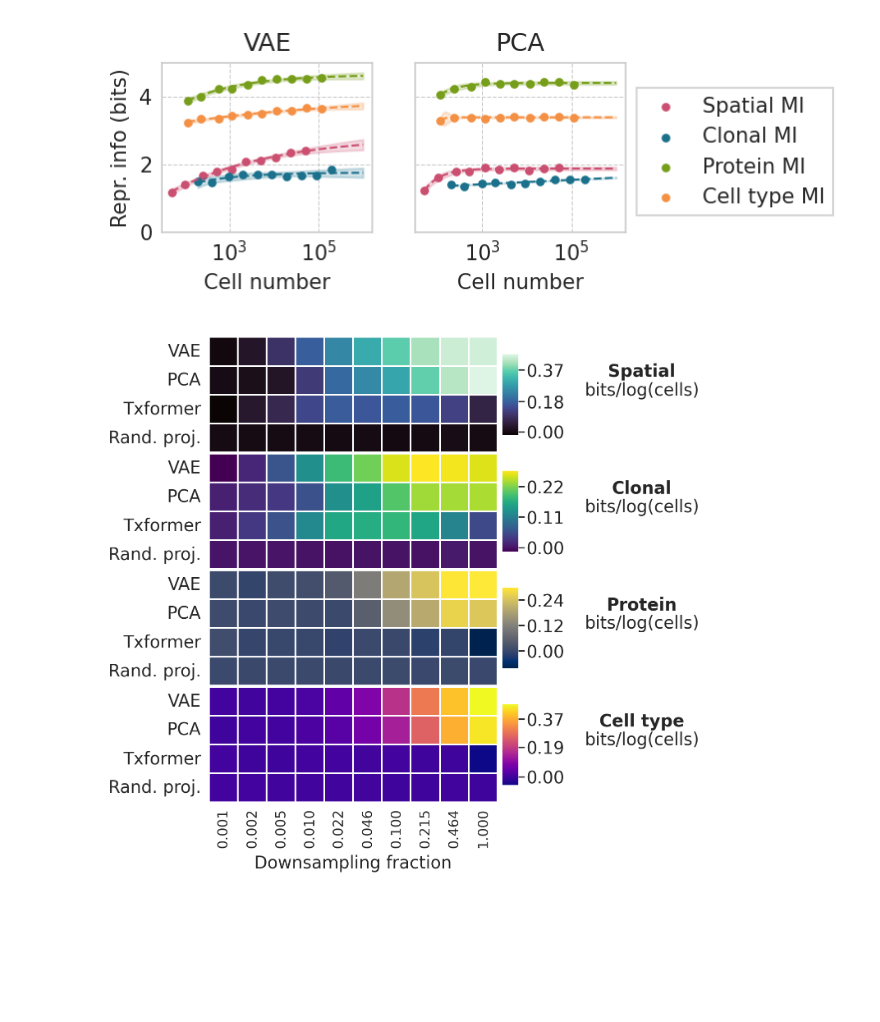
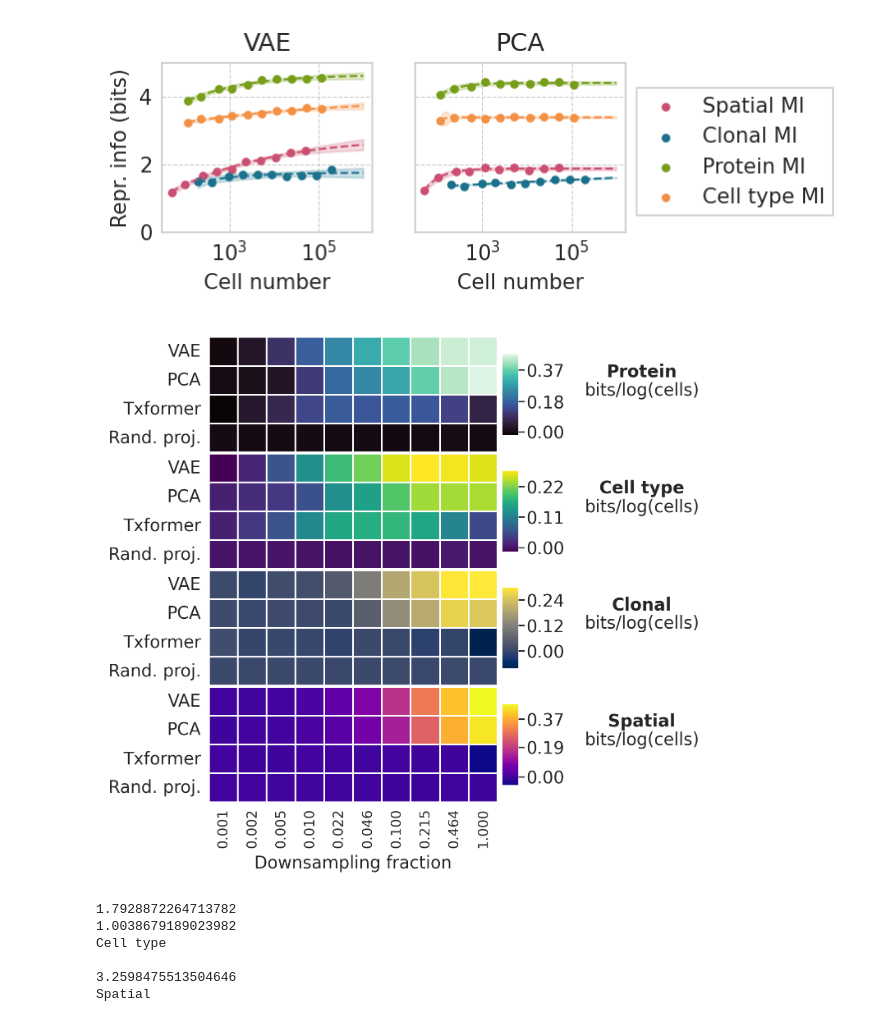
Before and after one commit to ggdna/scScaling, a Jupyter notebook: results/sample_scaling_plots.ipynb, the cells around one changed output. Saved outputs shown, nothing was run; the diff lists cells and outputs as text; code cells hidden in the pictures; blank space fills up the shorter version.

```diff
--- a/results/sample_scaling_plots.ipynb
+++ b/results/sample_scaling_plots.ipynb
@@ -215,38 +180,65 @@ heatmaps_data = [
     merf_df.pivot_table(columns='Quality', index='Method',
                         values='Info gain (Spatial neighborhood MI)', aggfunc='mean'),
 ]
+
+order = ['Protein', 'Cell type', 'Clonal', 'Spatial']
 
 # set up the figure and axes
 fig, axes = plt.subplots(nrows=4, ncols=1, figsize=(5,5),
                          gridspec_kw={'hspace': 0.01}, dpi=300)  # control spacing between rows
 
 # plot each heatmap with its own colorbar
 for palette, data, ax in zip(palettes, heatmaps_data, axes):
     heatmap = sns.heatmap(data.reindex(['VAE', 'PCA', 'Txformer', 'Rand. proj.']),
                           ax=ax, square=True, cmap=palette, cbar=True,
                 cbar_kws={'shrink': 0.7, 'aspect': 5, 'pad':0.01,
                           'ticks': [np.round(x, 2) for x in np.linspace(0, data.max().max()*0.8, 3)]},
                         #   'label' : 'Spatial \n info gain'},
                 lw=0.5)
     ax.set_xlabel('')  # hide x-axis labels for now
     ax.set_ylabel('')  # optional: remove y-axis labels for compactness
     # ax.set_title('hi')
     # ax.set_yticklabels(ax.get_yticklabels(), fontsize=8)
     if ax is not axes[-1]:
         ax.set_xticklabels([])
     else:
         ax.set_xticklabels([x.get_text()[1:] for x in ax.get_xticklabels()], fontsize=8)
 
 # only add shared x-axis label to the bottom heatmap
 axes[-1].set_xlabel('Downsampling fraction')
 
 
-for i, name in enumerate(['Spatial', 'Clonal', 'Protein', 'Cell type']):
+for i, name in enumerate(order):
     axes[i].text(15, 1.5, name, va='bottom', ha='center', rotation='horizontal', fontsize=10, weight='bold')
     axes[i].text(15, 1.5, '\nbits/log(cells)', va='center', ha='center', rotation='horizontal', fontsize=10)
 
 
 plt.tight_layout()  # adjust layout to avoid overlap
 plt.show()
 # %% [output]
-[figure, old version]
+[figure, new version]
+# %%
+fcs = []
+
+q1 = 'Q1.000'
+q2 = 'Q0.100'
+
+for i, data in enumerate(heatmaps_data):
+
+
+    fcs.append(data.loc['VAE'][q1]/data.loc['VAE'][q2])
+    fcs.append(data.loc['PCA'][q1]/data.loc['PCA'][q2])
+
+print(np.mean(fcs))
+print(np.min(fcs))
+print(order[fcs.index(np.min(fcs))//2])
+print()
+print(np.max(fcs))
+print(order[fcs.index(np.max(fcs))//2])
+# %% [output]
+1.7928872264713782
+1.0038679189023982
+Cell type
+
+3.2598475513504646
+Spatial
```
Also changed, not shown: parts of 1 cell of this notebook, 6 other files.
